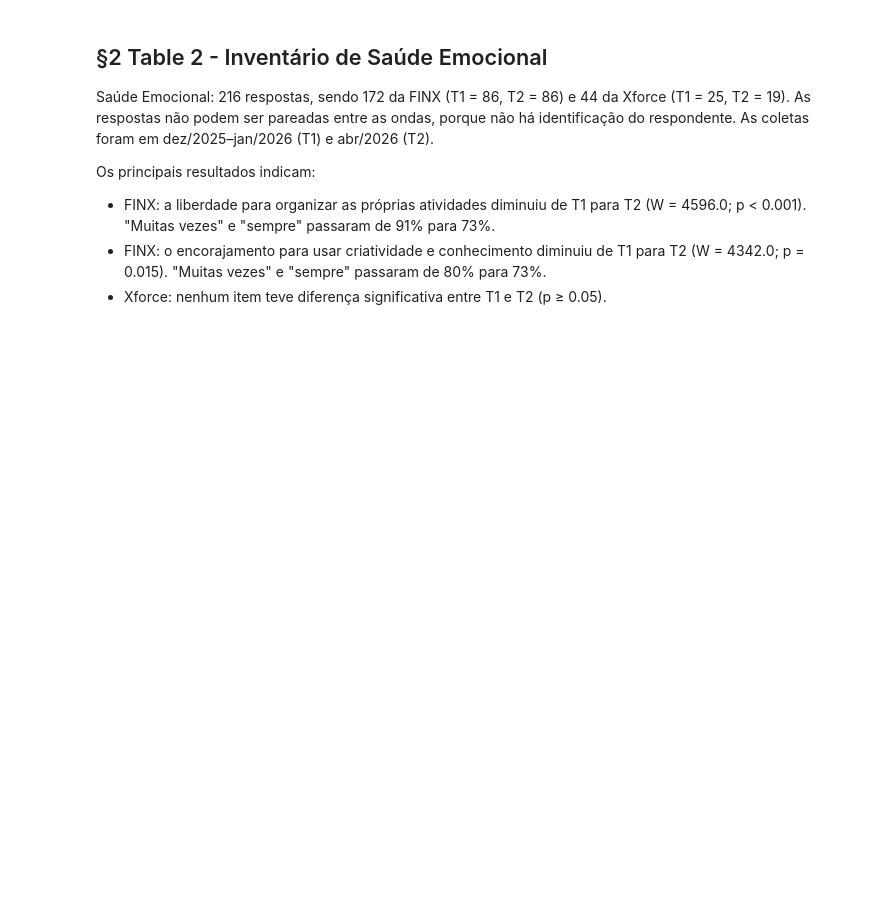
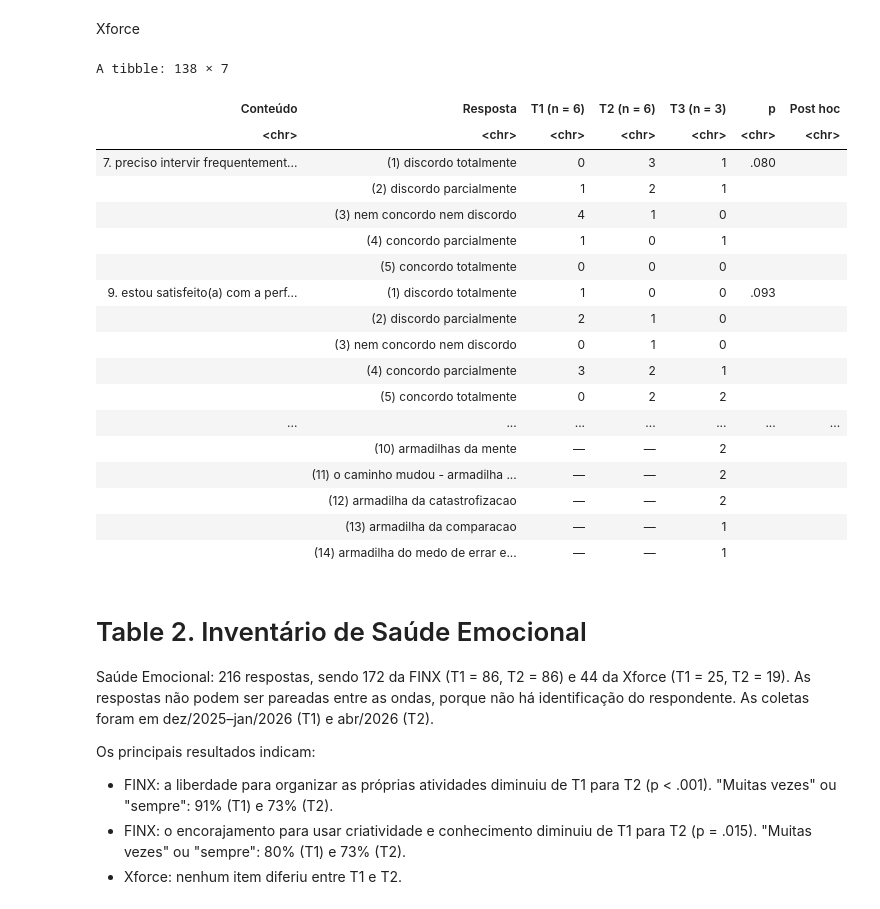
Before and after one commit to anovabr/AGEM-Time-Series, a Jupyter notebook: Processing and analysis/Command files/DA - Time series.ipynb, the cells around one changed output. Cells and saved outputs as stored; diff of their text form; code cells hidden in the pictures; blank space fills up the shorter version.

```diff
--- a/Processing and analysis/Command files/DA - Time series.ipynb
+++ b/Processing and analysis/Command files/DA - Time series.ipynb
@@ -47 +26,42 @@ tabela <- function(inst, agrupar = FALSE) {
+# %%
+# post hoc label: waves that differ (rank-sum p < .05, unadjusted), ordered by mean score, e.g. "T2 < T3"; "" when the omnibus p >= .05.
+# With two waves the omnibus test is the only pair, so only the direction is added.
+post_hoc <- function(x, wave, p) {
+  if (is.na(p) || p >= .05) return("")
+  combn(sort(unique(wave)), 2, simplify = FALSE) |>
+    keep(\(w) n_distinct(wave) == 2 || suppressWarnings(wilcox.test(x[wave == w[1]], x[wave == w[2]])$p.value) < .05) |>
+    map_chr(\(w) paste(w[1], if (mean(x[wave == w[1]]) < mean(x[wave == w[2]])) "<" else ">", w[2])) |>
+    paste(collapse = "; ")
+}
+
+# APA-style table for one instrument and company: item, response, counts by wave, omnibus p (Kruskal-Wallis for 3 waves,
+# rank-sum for 2) and post hoc; collapse = TRUE counts the 3-category responses and flags risk items
+freq_table <- function(inst, comp, collapse = FALSE) {
+  d <- filter(df, instrument == inst, company == comp) |> mutate(code = if (collapse) code_3 else code)
+  attr(df, "options") |>
+    filter(instrument == inst) |>
+    transmute(item, code = if (collapse) code_3 else code, response = if (collapse) response_3 else response) |>
+    distinct() |>
+    inner_join(distinct(d, item, wave), by = "item", relationship = "many-to-many") |>
+    left_join(count(d, item, code, wave), by = c("item", "code", "wave")) |>
+    mutate(n = as.character(replace_na(n, 0L))) |>
+    pivot_wider(names_from = wave, values_from = n, values_fill = "—", names_sort = TRUE) |>
+    left_join(d |>
+                filter(!is.na(test_value)) |>
+                filter(n_distinct(wave) > 1, .by = item) |>
+                summarise(p = if (n_distinct(wave) > 2) kruskal.test(test_value, factor(wave))$p.value
+                              else suppressWarnings(wilcox.test(test_value ~ wave)$p.value),
+                          post = post_hoc(test_value, wave, p), .by = item),
+              by = "item") |>
+    left_join(distinct(d, item, item_text, risk), by = "item") |>
+    arrange(p, item, code) |>
+    mutate(item_text = if (collapse) paste0(str_remove(item_text, " \\(invertida\\)"), if_else(risk, " (risco)", "")) else item_text,
+           first = code == min(code), .by = item) |>
+    transmute(`Conteúdo` = if_else(first, paste0(item, ". ", item_text), ""),
+              Resposta = paste0("(", code, ") ", response),
+              across(matches("^T[123]$")),
+              p = case_when(!first ~ "", is.na(p) ~ "—", p < .001 ~ "< .001", .default = sub("^0", "", sprintf("%.3f", p))),
+              `Post hoc` = if_else(first, replace_na(post, ""), "")) |>
+    rename_with(\(w) paste0(w, " (n = ", table(distinct(d, wave, respondent_id)$wave)[w], ")"), matches("^T[123]$"))
+}
 # %% [markdown]
@@ -78,9 +100,33 @@ A tibble: 138 × 12
+# %% [markdown]
+Xforce
+# %%
+freq_table("lideres", "xforce")
+# %% [output]
+A tibble: 138 × 7
+| Conteúdo | Resposta | T1 (n = 6) | T2 (n = 6) | T3 (n = 3) | p | Post hoc |
+| <chr> | <chr> | <chr> | <chr> | <chr> | <chr> | <chr> |
+| 7. preciso intervir frequentement... | (1) discordo totalmente | 0 | 3 | 1 | .080 |  |
+|  | (2) discordo parcialmente | 1 | 2 | 1 |  |  |
+|  | (3) nem concordo nem discordo | 4 | 1 | 0 |  |  |
+|  | (4) concordo parcialmente | 1 | 0 | 1 |  |  |
+|  | (5) concordo totalmente | 0 | 0 | 0 |  |  |
+| 9. estou satisfeito(a) com a perf... | (1) discordo totalmente | 1 | 0 | 0 | .093 |  |
+|  | (2) discordo parcialmente | 2 | 1 | 0 |  |  |
+|  | (3) nem concordo nem discordo | 0 | 1 | 0 |  |  |
+|  | (4) concordo parcialmente | 3 | 2 | 1 |  |  |
+|  | (5) concordo totalmente | 0 | 2 | 2 |  |  |
+| ... | ... | ... | ... | ... | ... | ... |
+|  | (10) armadilhas da mente | — | — | 2 |  |  |
+|  | (11) o caminho mudou - armadilha ... | — | — | 2 |  |  |
+|  | (12) armadilha da catastrofizacao | — | — | 2 |  |  |
+|  | (13) armadilha da comparacao | — | — | 1 |  |  |
+|  | (14) armadilha do medo de errar e... | — | — | 1 |  |  |
 # %% [markdown]
-## §2 Table 2 - Inventário de Saúde Emocional
+# Table 2. Inventário de Saúde Emocional
 
 Saúde Emocional: 216 respostas, sendo 172 da FINX (T1 = 86, T2 = 86) e 44 da Xforce (T1 = 25, T2 = 19). As respostas não podem ser pareadas entre as ondas, porque não há identificação do respondente. As coletas foram em dez/2025–jan/2026 (T1) e abr/2026 (T2).
 
 Os principais resultados indicam:
-- FINX: a liberdade para organizar as próprias atividades diminuiu de T1 para T2 (W = 4596.0; p < 0.001). "Muitas vezes" e "sempre" passaram de 91% para 73%.
-- FINX: o encorajamento para usar criatividade e conhecimento diminuiu de T1 para T2 (W = 4342.0; p = 0.015). "Muitas vezes" e "sempre" passaram de 80% para 73%.
-- Xforce: nenhum item teve diferença significativa entre T1 e T2 (p ≥ 0.05).
+- FINX: a liberdade para organizar as próprias atividades diminuiu de T1 para T2 (p < .001). "Muitas vezes" ou "sempre": 91% (T1) e 73% (T2).
+- FINX: o encorajamento para usar criatividade e conhecimento diminuiu de T1 para T2 (p = .015). "Muitas vezes" ou "sempre": 80% (T1) e 73% (T2).
+- Xforce: nenhum item diferiu entre T1 e T2.
```
Also changed, not shown: parts of 26 cells of this notebook, 3 other files.
